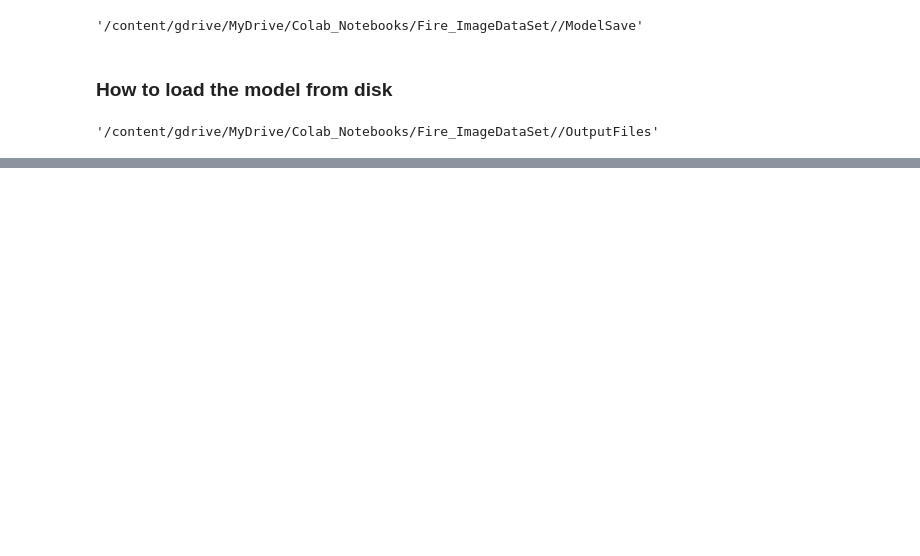
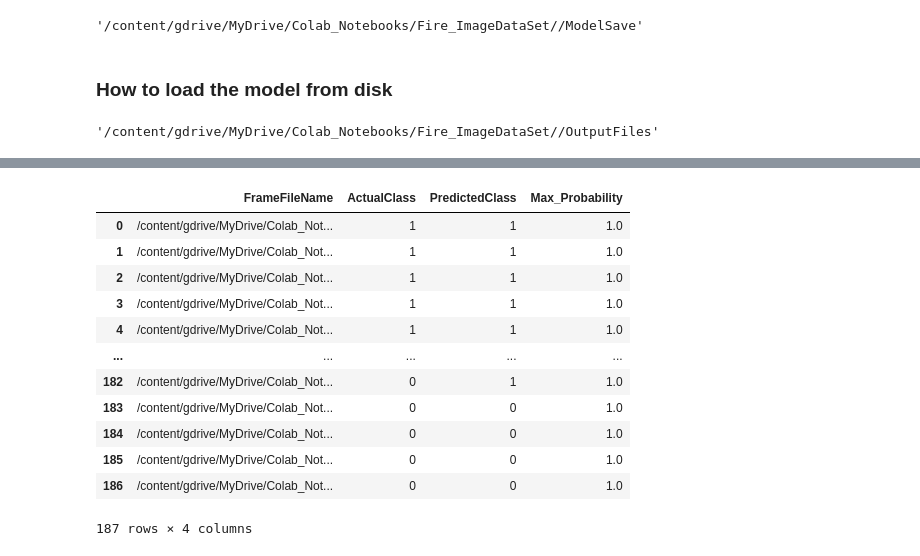
Before and after one commit to merrymasti015/CAP2022GRP09, a Jupyter notebook: PCAMZC321_Group09_FireEventDetection_PreProcessing.ipynb, the cells around one changed output, grey strips where cells are left out. Saved outputs shown, nothing was run; the diff lists cells and outputs as text; code cells hidden in the pictures; blank space fills up the shorter version.

```diff
--- a/PCAMZC321_Group09_FireEventDetection_PreProcessing.ipynb
+++ b/PCAMZC321_Group09_FireEventDetection_PreProcessing.ipynb
@@ -1336,0 +1586,24 @@ model = keras.models.load_model(ModelSave+'/'+model_name)
+# %%
+from sklearn.metrics import confusion_matrix
+from sklearn.metrics import classification_report
+
+# Convert  nominal variable to numeric for calculating recall , precision , fp , tp , auc etc
+EvalFinalOutput['ActualClass'] = EvalFinalOutput['ActualClass'].map({"Fire":1, "Neutral":0})
+EvalFinalOutput['PredictedClass'] = EvalFinalOutput['PredictedClass'].map({"Fire":1, "Neutral":0})
+
+
+EvalFinalOutput
+# %% [output]
+|  | FrameFileName | ActualClass | PredictedClass | Max_Probability |
+| 0 | /content/gdrive/MyDrive/Colab_Not... | 1 | 1 | 1.0 |
+| 1 | /content/gdrive/MyDrive/Colab_Not... | 1 | 1 | 1.0 |
+| 2 | /content/gdrive/MyDrive/Colab_Not... | 1 | 1 | 1.0 |
+| 3 | /content/gdrive/MyDrive/Colab_Not... | 1 | 1 | 1.0 |
+| 4 | /content/gdrive/MyDrive/Colab_Not... | 1 | 1 | 1.0 |
+| ... | ... | ... | ... | ... |
+| 182 | /content/gdrive/MyDrive/Colab_Not... | 0 | 1 | 1.0 |
+| 183 | /content/gdrive/MyDrive/Colab_Not... | 0 | 0 | 1.0 |
+| 184 | /content/gdrive/MyDrive/Colab_Not... | 0 | 0 | 1.0 |
+| 185 | /content/gdrive/MyDrive/Colab_Not... | 0 | 0 | 1.0 |
+| 186 | /content/gdrive/MyDrive/Colab_Not... | 0 | 0 | 1.0 |
+187 rows × 4 columns
```
Also changed, not shown: parts of 50 cells of this notebook.
